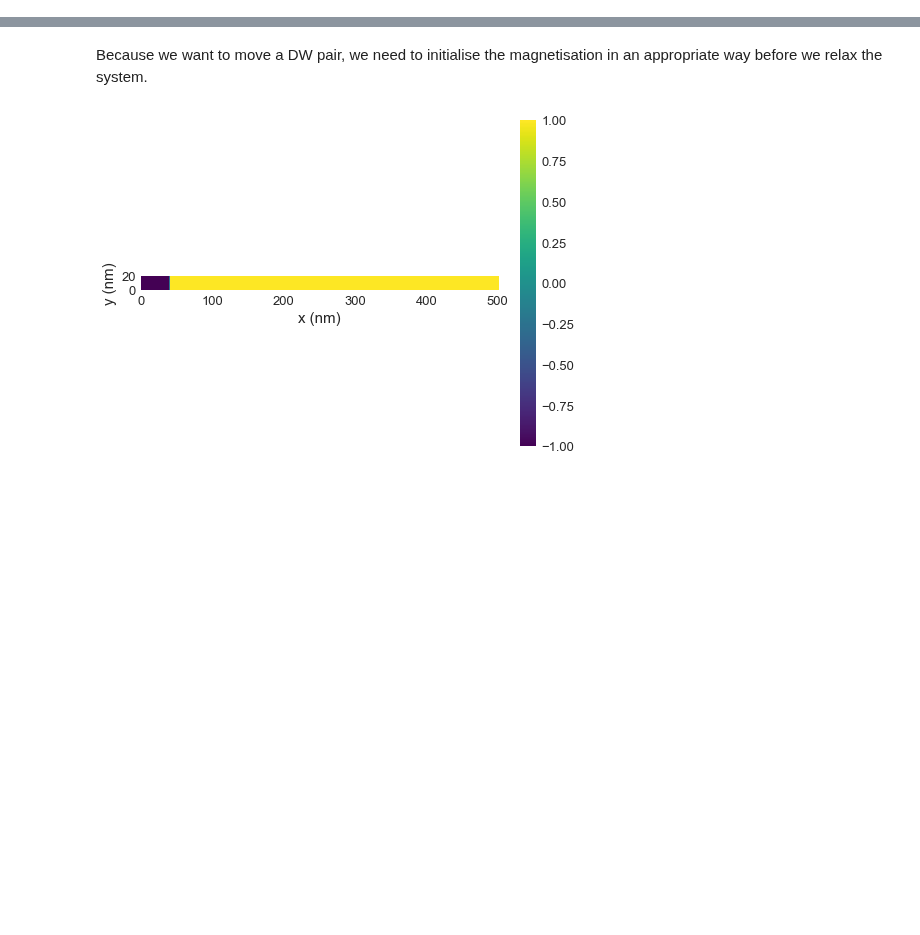
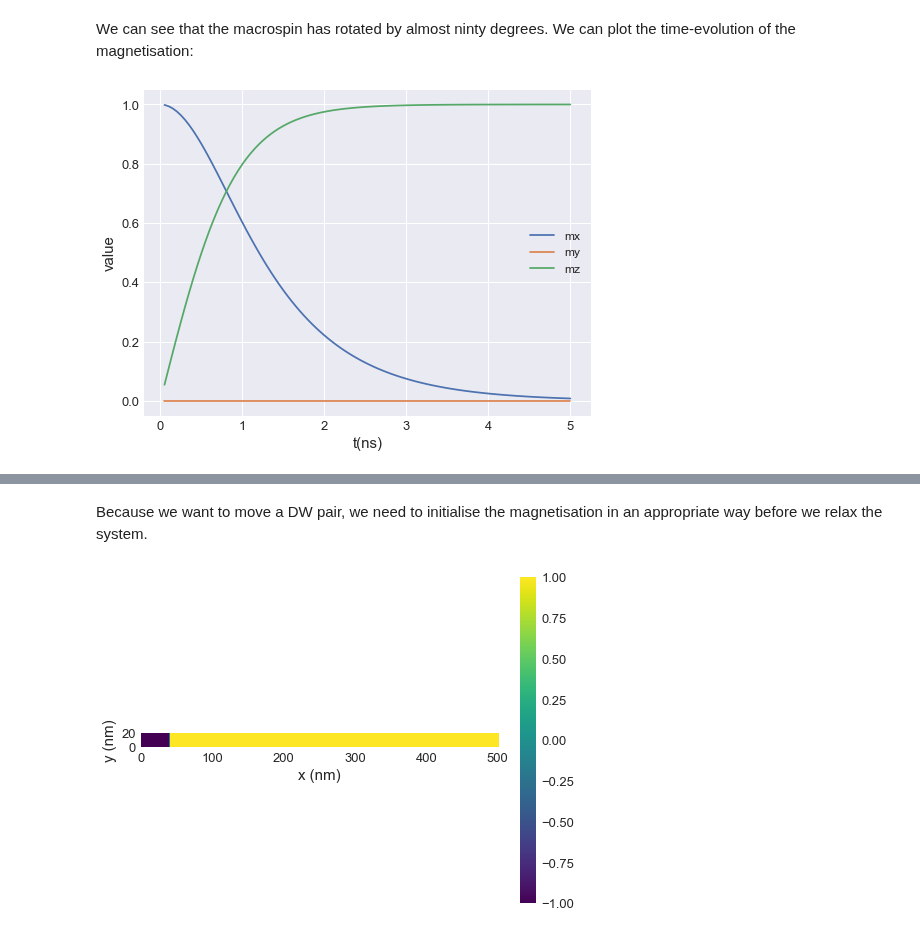
Before and after one commit to ubermag/oommfc, a Jupyter notebook: docs/time-dependent-field-current.ipynb, the cells around one changed output, grey strips where cells are left out. Cells and saved outputs as stored; diff of their text form; code cells hidden in the pictures; blank space fills up the shorter version.

```diff
--- a/docs/time-dependent-field-current.ipynb
+++ b/docs/time-dependent-field-current.ipynb
@@ -21,0 +54,6 @@ TODO
+# %% [markdown]
+We can see that the macrospin has rotated by almost ninty degrees. We can plot the time-evolution of the magnetisation:
+# %%
+system.table.mpl(y=['mx', 'my', 'mz'])
+# %% [output]
+[figure, added]
```
Also changed, not shown: parts of 47 cells of this notebook.
